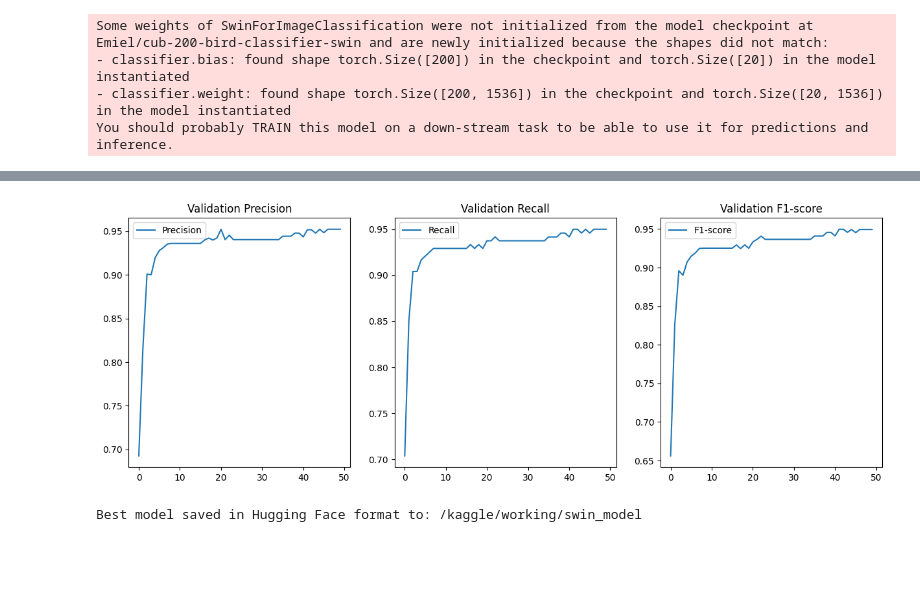
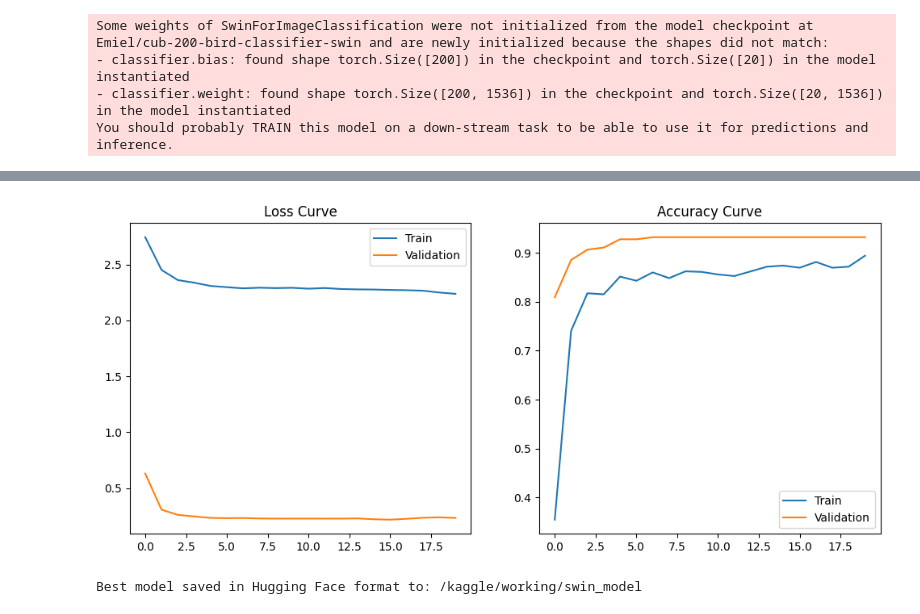
Before and after one commit to yutao-data/Fine_Grained_Bird_Swin, a Jupyter notebook: notebooks/Pretrained_Swin.ipynb, the cells around one changed output, grey strips where cells are left out. Drawn from its saved outputs; the diff is of its cells as text; code cells hidden in the pictures; blank space fills up the shorter version.

```diff
--- a/notebooks/Pretrained_Swin.ipynb
+++ b/notebooks/Pretrained_Swin.ipynb
@@ -322,33 +246,16 @@ import torch
 import matplotlib.pyplot as plt
 from torch.utils.data import DataLoader
 from sklearn.metrics import precision_score, recall_score, f1_score, classification_report
-from timm.data.mixup import Mixup
-
-mixup_fn = Mixup(
-    mixup_alpha=0.4,
-    cutmix_alpha=0.4,
-    cutmix_minmax=None,
-    prob=0.7,  # Probability of applying MixUp/CutMix
-    switch_prob=0.5,  # Probability of switching between MixUp & CutMix
-    mode='batch',
-    label_smoothing=0.1
-)
 
 # (Assuming train_dataset, val_dataset, model, optimizer, criterion, etc. are already defined)
 train_loader = DataLoader(train_dataset, batch_size=32, shuffle=True, num_workers=2)
 val_loader = DataLoader(val_dataset, batch_size=64, shuffle=False, num_workers=2)
 
-for images, labels in train_loader:
-    images, labels = mixup_fn(images, labels)
-    break
-
-# Initialize ArcFace Loss
-criterion = ArcFaceLoss(scale=30.0, margin=0.5)
-
+criterion = torch.nn.CrossEntropyLoss()
 model = model.to(device)
 
 class EarlyStopper:
-    def __init__(self, patience=20, min_delta=0):
+    def __init__(self, patience=5, min_delta=0):
         self.patience = patience
         self.min_delta = min_delta
         self.counter = 0
@@ -395,6 +302,7 @@ def train_epoch(model, loader, optimizer, scaler, scheduler):
 
     return avg_loss, accuracy
 
+
 def validate(model, loader):
     model.eval()
     total_loss = 0
@@ -422,16 +330,16 @@ def validate(model, loader):
     accuracy = correct / len(loader.dataset)
 
     # Compute Precision, Recall, and F1-score
-    precision = precision_score(all_labels, all_preds, average="macro", zero_division=1)
-    recall = recall_score(all_labels, all_preds, average="macro", zero_division=1)
-    f1 = f1_score(all_labels, all_preds, average="macro", zero_division=1)
+    precision = precision_score(all_labels, all_preds, average="macro")
+    recall = recall_score(all_labels, all_preds, average="macro")
+    f1 = f1_score(all_labels, all_preds, average="macro")
 
     # Print detailed classification report
     print("\nClassification Report:\n", classification_report(all_labels, all_preds))
 
     return avg_loss, accuracy, precision, recall, f1
 
-scaler = torch.amp.GradScaler()  # Correct initialization
+scaler = torch.amp.GradScaler('cuda')
 early_stopper = EarlyStopper(patience=10, min_delta=0.0003)
 history = {'train_loss': [], 'val_loss': [], 'train_acc': [], 'val_acc': []}
 
@@ -442,7 +350,7 @@ best_model_path = "/kaggle/working/best_model.pth"
 history = {'train_loss': [], 'val_loss': [], 'train_acc': [], 'val_acc': [],
            'val_precision': [], 'val_recall': [], 'val_f1': []}
 
-for epoch in range(50):
+for epoch in range(20):
     train_loss, train_acc = train_epoch(model, train_loader, optimizer, scaler, scheduler)
     val_loss, val_acc, val_precision, val_recall, val_f1 = validate(model, val_loader)
 
@@ -459,6 +367,7 @@ for epoch in range(50):
     print(f"Val Loss: {val_loss:.4f} | Acc: {val_acc:.4f}")
     print(f"Precision: {val_precision:.4f} | Recall: {val_recall:.4f} | F1-score: {val_f1:.4f}\n")
 
+    # 保存最佳模型
     if val_acc > best_val_acc:
         best_val_acc = val_acc
         torch.save(model.state_dict(), best_model_path)
@@ -468,23 +377,19 @@ for epoch in range(50):
         print("Early stopping triggered!")
         break
 
-plt.figure(figsize=(15, 5))
-
-plt.subplot(1, 3, 1)
-plt.plot(history['val_precision'], label='Precision')
-plt.title('Validation Precision')
+# Plot training curves
+plt.figure(figsize=(12, 5))
+plt.subplot(1, 2, 1)
+plt.plot(history['train_loss'], label='Train')
+plt.plot(history['val_loss'], label='Validation')
+plt.title('Loss Curve')
 plt.legend()
 
-plt.subplot(1, 3, 2)
-plt.plot(history['val_recall'], label='Recall')
-plt.title('Validation Recall')
+plt.subplot(1, 2, 2)
+plt.plot(history['train_acc'], label='Train')
+plt.plot(history['val_acc'], label='Validation')
+plt.title('Accuracy Curve')
 plt.legend()
-
-plt.subplot(1, 3, 3)
-plt.plot(history['val_f1'], label='F1-score')
-plt.title('Validation F1-score')
-plt.legend()
-
 plt.show()
 # %% [output]
 Classification Report:
@@ -507,4 +412,4 @@ Precision: 0.9523 | Recall: 0.9500 | F1-score: 0.9494
-[figure, old version]
+[figure, new version]
 # %%
 import os
 import torch
```
Also changed, not shown: parts of 10 cells of this notebook.
